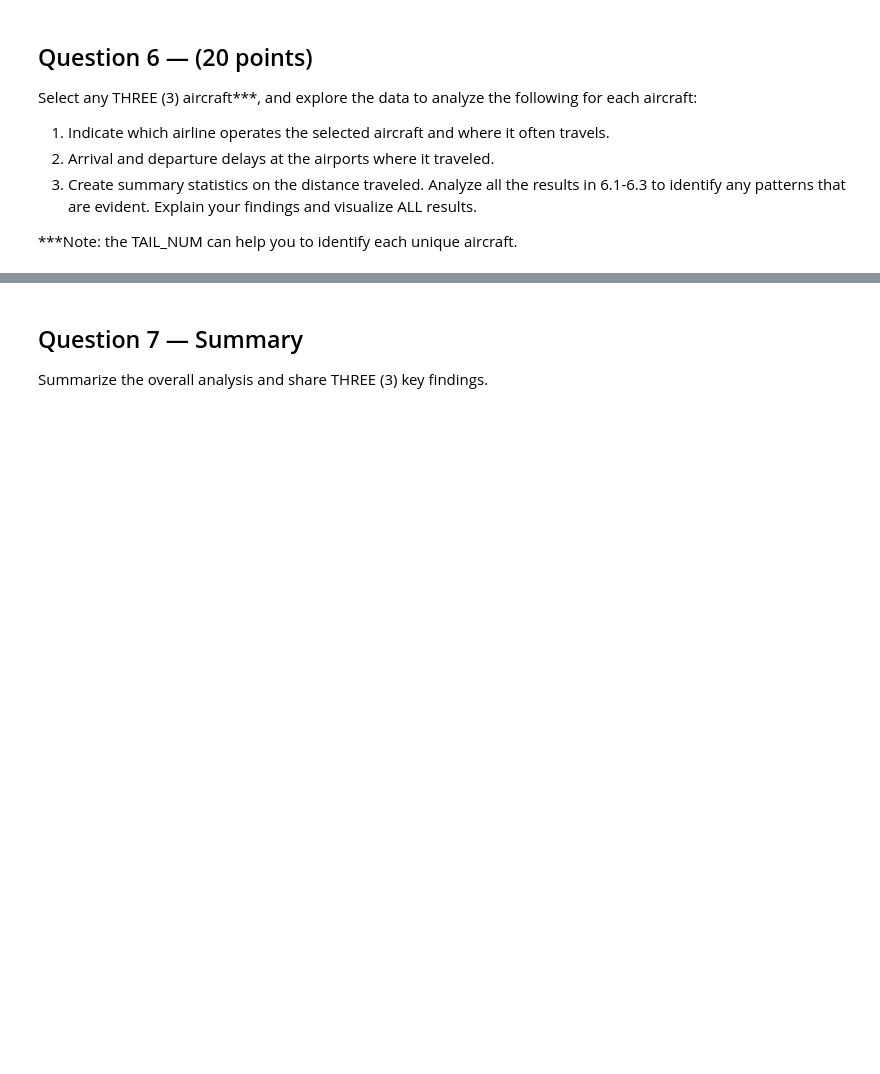
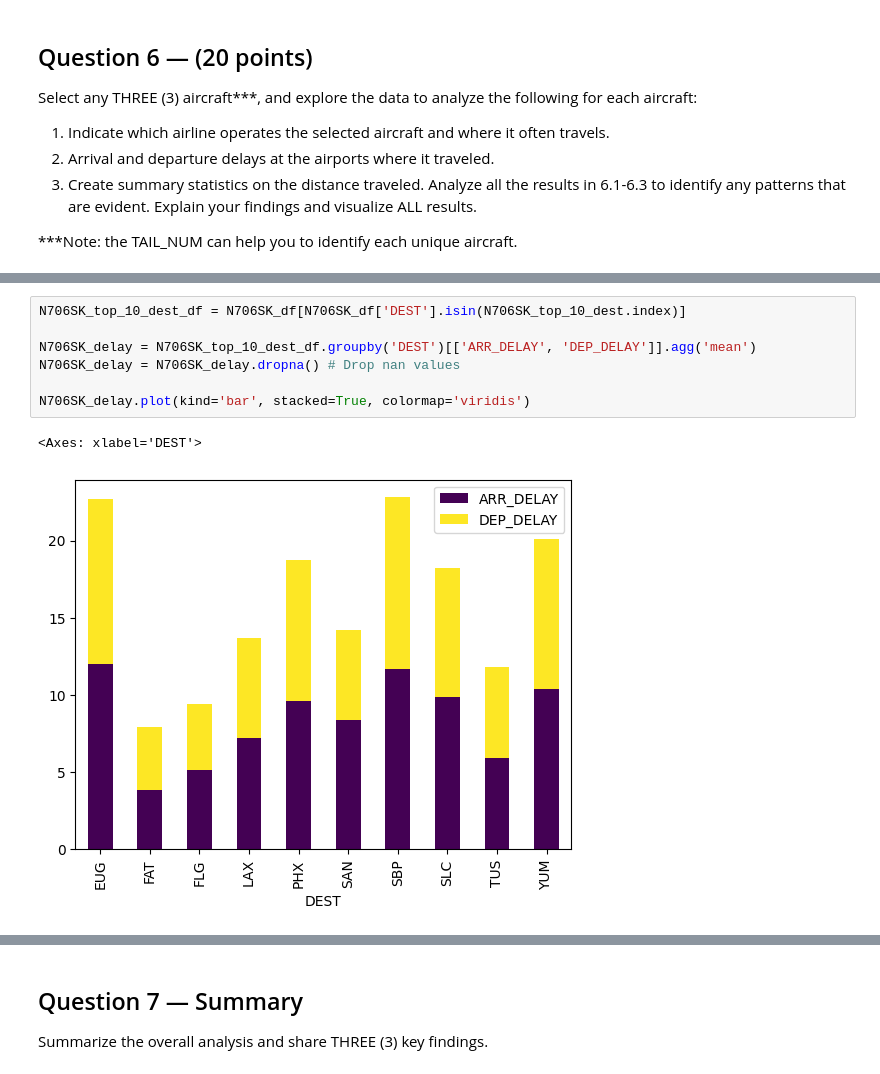
Before and after one commit to ayushzenith/practicum_1, a Jupyter notebook: Practicum.1.Group.30.ipynb, the cells around one changed output, grey strips where cells are left out. Saved outputs shown, nothing was run; the diff lists cells and outputs as text; blank space fills up the shorter version.

```diff
--- a/Practicum.1.Group.30.ipynb
+++ b/Practicum.1.Group.30.ipynb
@@ -721,0 +757,10 @@ Analyze all the results in 6.1-6.3 to identify any patterns that are evident. Ex
+# %%
+N706SK_top_10_dest_df = N706SK_df[N706SK_df['DEST'].isin(N706SK_top_10_dest.index)]
+
+N706SK_delay = N706SK_top_10_dest_df.groupby('DEST')[['ARR_DELAY', 'DEP_DELAY']].agg('mean')
+N706SK_delay = N706SK_delay.dropna() # Drop nan values
+
+N706SK_delay.plot(kind='bar', stacked=True, colormap='viridis')
+# %% [output]
+<Axes: xlabel='DEST'>
+[figure, added]
```
Also changed, not shown: parts of 15 cells of this notebook.
